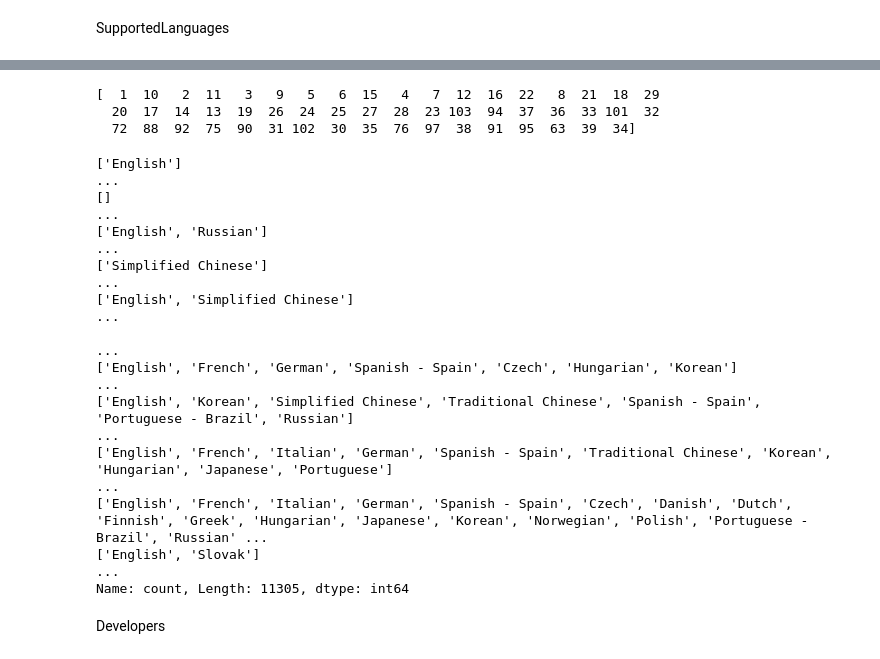
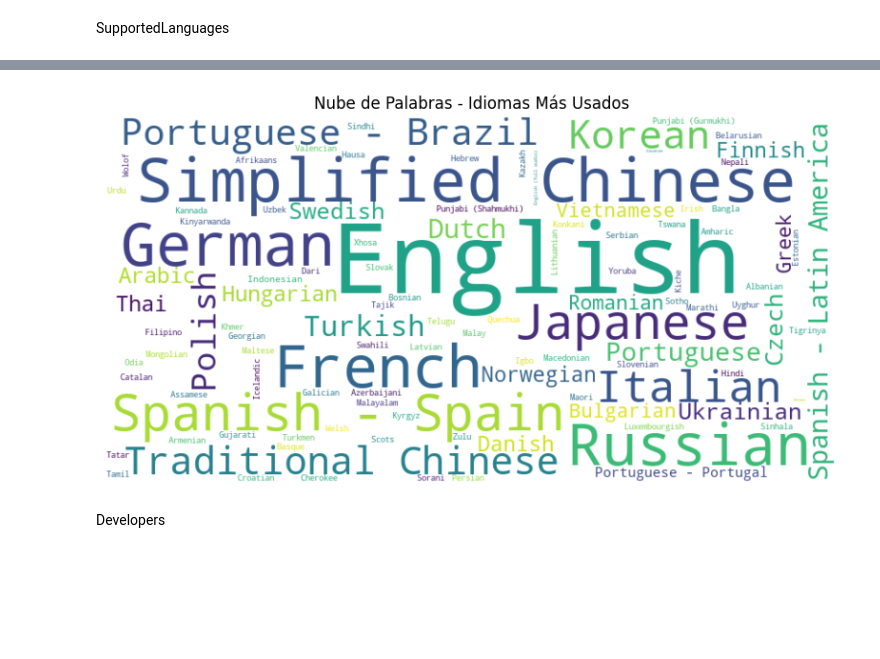
Before and after one commit to SamuelEscalante/SteamGames_Repository, a Jupyter notebook: notebooks/EDA/raw_eda.ipynb, the cells around one changed output, grey strips where cells are left out. Drawn from its saved outputs; the diff is of its cells as text; code cells hidden in the pictures; blank space fills up the shorter version.

```diff
--- a/notebooks/EDA/raw_eda.ipynb
+++ b/notebooks/EDA/raw_eda.ipynb
@@ -169,5 +212,3 @@ Conocer la cantidad de idiomas que se pueden utilizar en el juego
-# %%
-games['NumSupportedLanguages'] = games['SupportedLanguages'].apply(lambda x: len(x.split(', ')))
 # %%
 games['SupportedLanguages']
 # %% [output]
@@ -186,3 +227,28 @@ Name: SupportedLanguages, Length: 85103, dtype: object
+# %%
+def clean_supported_languages(games):
+    games['SupportedLanguages'] = games['SupportedLanguages'].str.replace("]", '') \
+        .str.replace("'", "") \
+        .str.replace("[", "") \
+        .str.replace("]", "") \
+        .str.replace("&amp;lt;strong&amp;gt;&amp;lt;/strong&amp;gt;", "")   \
+        .str.replace("b/b", "") \
+        .str.replace("/b", "")  \
+        .str.replace(" \\r\\n\\r\\nb/b ", "") \
+        .str.replace("/b", "") \
+        .str.replace("\\r\\nb/b", "") \
+        .str.replace("\\r\\n", "") \
+        .str.replace("#", "") \
+        .str.replace("\r\\n\\r\\n", "")     \
+        .str.replace("Russian\\r\\nEnglish\\r\\nSpanish - Spain\\r\\nFrench\\r\\nJapanese\\r\\nCzech", "")  \
+        .str.replace("\r\\n", "") \
+        .str.replace(" &amp;lt;br /&amp;gt;&amp;lt;br /&amp;gt; ", "") \
+        .str.replace("RussianEnglishSpanish - SpainFrenchJapaneseCzech", "") \
+        .str.lstrip(", ") \
+        .str.strip()
+
+    return games
+
+games = clean_supported_languages(games)
 # %%
 # Split de la columna SupportedLanguages
 df_languages = games['SupportedLanguages'].str.strip("[]").str.split(', ', expand=True)
@@ -221,26 +281,19 @@ array(['English', 'Simplified Chinese', 'German', 'French', 'Russian',
-# %%
-unique_values = games['NumSupportedLanguages'].unique()
-print(unique_values)
-# %% [output]
-[  1  10   2  11   3   9   5   6  15   4   7  12  16  22   8  21  18  29
-  20  17  14  13  19  26  24  25  27  28  23 103  94  37  36  33 101  32
-  72  88  92  75  90  31 102  30  35  76  97  38  91  95  63  39  34]
-# %%
-idiomas_frecuencia = games['SupportedLanguages'].apply(pd.Series).stack().value_counts()
-print(idiomas_frecuencia)
-# %% [output]
-['English']                                                                                                                                                                                              ...
-[]                                                                                                                                                                                                       ...
-['English', 'Russian']                                                                                                                                                                                   ...
-['Simplified Chinese']                                                                                                                                                                                   ...
-['English', 'Simplified Chinese']                                                                                                                                                                        ...
-                                                                                                                                                                                                         ...
-['English', 'French', 'German', 'Spanish - Spain', 'Czech', 'Hungarian', 'Korean']                                                                                                                       ...
-['English', 'Korean', 'Simplified Chinese', 'Traditional Chinese', 'Spanish - Spain', 'Portuguese - Brazil', 'Russian']                                                                                  ...
-['English', 'French', 'Italian', 'German', 'Spanish - Spain', 'Traditional Chinese', 'Korean', 'Hungarian', 'Japanese', 'Portuguese']                                                                    ...
-['English', 'French', 'Italian', 'German', 'Spanish - Spain', 'Czech', 'Danish', 'Dutch', 'Finnish', 'Greek', 'Hungarian', 'Japanese', 'Korean', 'Norwegian', 'Polish', 'Portuguese - Brazil', 'Russian' ...
-['English', 'Slovak']                                                                                                                                                                                    ...
-Name: count, Length: 11305, dtype: int64
+# %%
+from wordcloud import WordCloud
+import matplotlib.pyplot as plt
+
+# Suponiendo que language_count_df es tu DataFrame con los datos
+wordcloud_data = dict(zip(language_counts['Language'], language_counts['Frequency']))
+
+wordcloud = WordCloud(width=800, height=400, background_color='white').generate_from_frequencies(wordcloud_data)
+
+plt.figure(figsize=(10, 5))
+plt.imshow(wordcloud, interpolation='bilinear')
+plt.axis('off')
+plt.title('Nube de Palabras - Idiomas Más Usados')
+plt.show()
+# %% [output]
+[figure, added]
 # %% [markdown]
 Developers
 # %%
```
Also changed, not shown: parts of 11 cells of this notebook, 2 other files.
